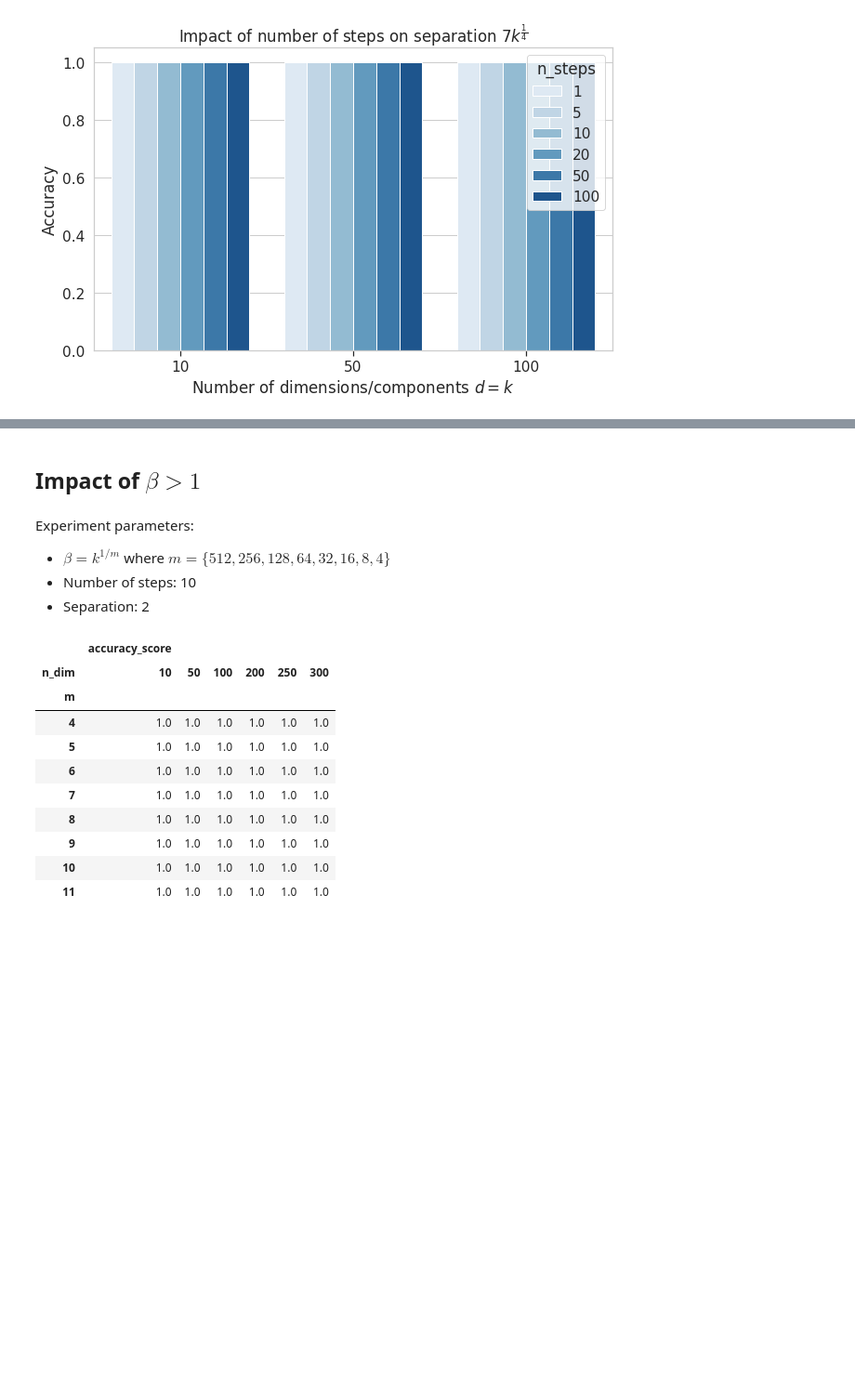
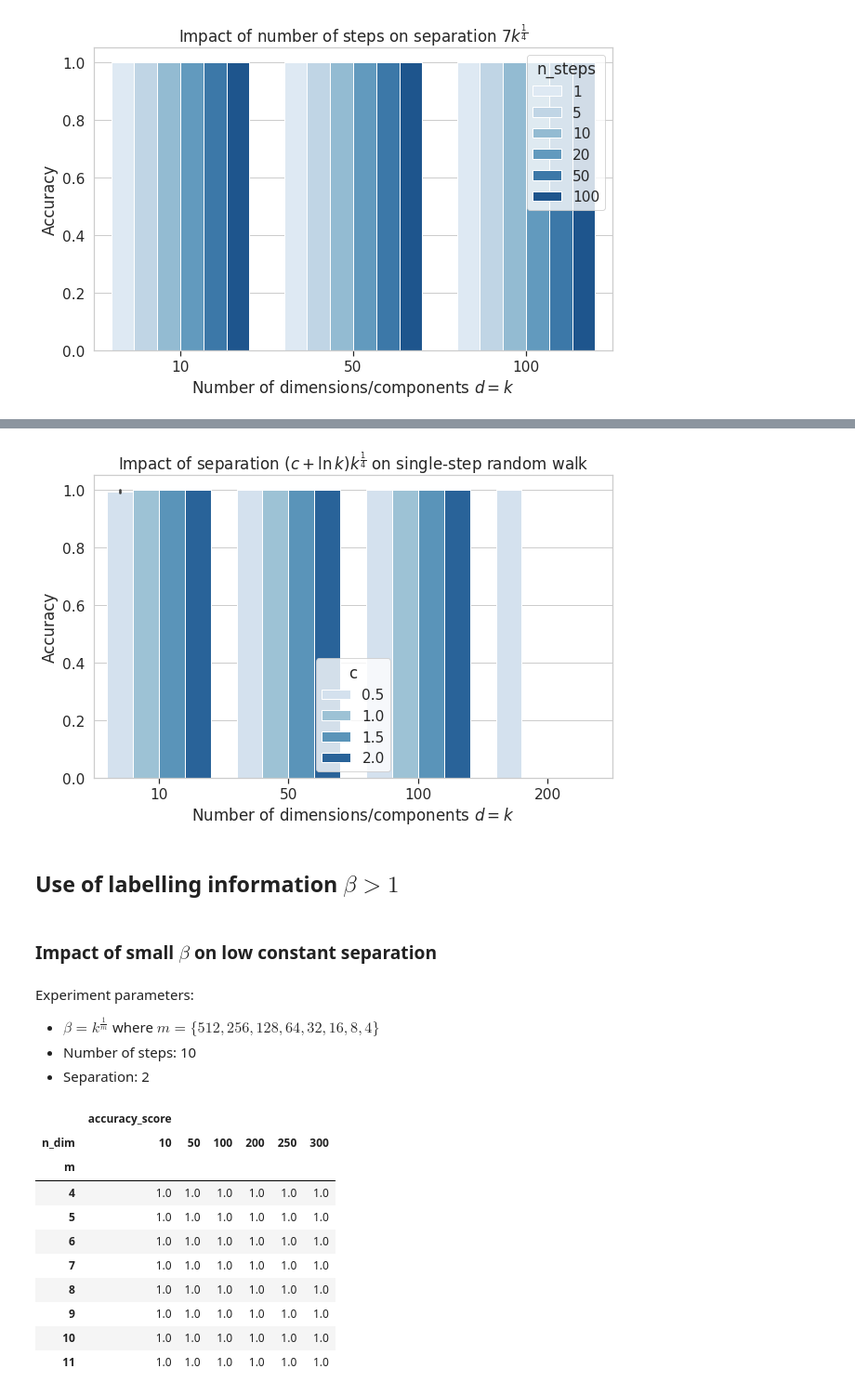
Before and after one commit to sheikhomar/mixture-learning, a Jupyter notebook: notebooks/03-initial-results.ipynb, the cells around one changed output, grey strips where cells are left out. Shown at 93% size. Saved outputs shown, nothing was run; the diff lists cells and outputs as text; code cells hidden in the pictures; blank space fills up the shorter version.

```diff
--- a/notebooks/03-initial-results.ipynb
+++ b/notebooks/03-initial-results.ipynb
@@ -314,0 +322,8 @@ with sns.plotting_context("notebook", font_scale=1.4):
+# %%
+f_no_bias_single_step_02 = df_data.experiment_name == "no_bias_single_step_02"
+f_no_bias_single_step_03 = df_data.experiment_name == "no_bias_single_step_03"
+df_ff = df_data[f_no_bias_single_step_02 | f_no_bias_single_step_03].copy()
+df_ff["c"] = df_ff.groupby("n_dim")[["min_distance"]].rank("dense").astype(int) / 2
+
+df_grouped = df_ff.groupby(["n_dim", "c", "min_distance"])[["accuracy_score"]].mean().reset_index()
+df_grouped.pivot(index=["c"], columns=["n_dim"], values=["accuracy_score"])
@@ -315,8 +338,26 @@ with sns.plotting_context("notebook", font_scale=1.4):
+# %%
+with sns.plotting_context("notebook", font_scale=1.4):
+    fig, ax = plt.subplots(figsize=(10, 6))
+    sns.barplot(
+        x="n_dim",y="accuracy_score", hue="c",
+        data=df_ff, palette="Blues", ax=ax
+    )
+    ax.yaxis.grid(True)
+    ax.yaxis.set_minor_locator(ticker.LinearLocator(numticks=10))
+    ax.tick_params(which="both", bottom=True)
+    ax.set_ylabel("Accuracy")
+    ax.set_xlabel("Number of dimensions/components $d=k$")
+    ax.set_title("Impact of separation $(c+\ln{k})k^{\\frac{1}{4}}$ on single-step random walk");
+    # ax.set_ylim([0, 1])
+# %% [output]
+[figure, added]
+# %% [markdown]
+## Use of labelling information $\beta > 1$
 # %% [markdown]
-## Impact of $\beta > 1$
+### Impact of small $\beta$ on low constant separation
 # %% [markdown]
 Experiment parameters:
-- $\beta = k^{1/m}$ where $m = \{ 512, 256, 128, 64, 32, 16, 8, 4 \}$
+- $\beta = k^{\frac{1}{m}}$ where $m = \{ 512, 256, 128, 64, 32, 16, 8, 4 \}$
 - Number of steps: 10
 - Separation: 2
 # %%
```
Also changed, not shown: parts of 38 cells of this notebook.
